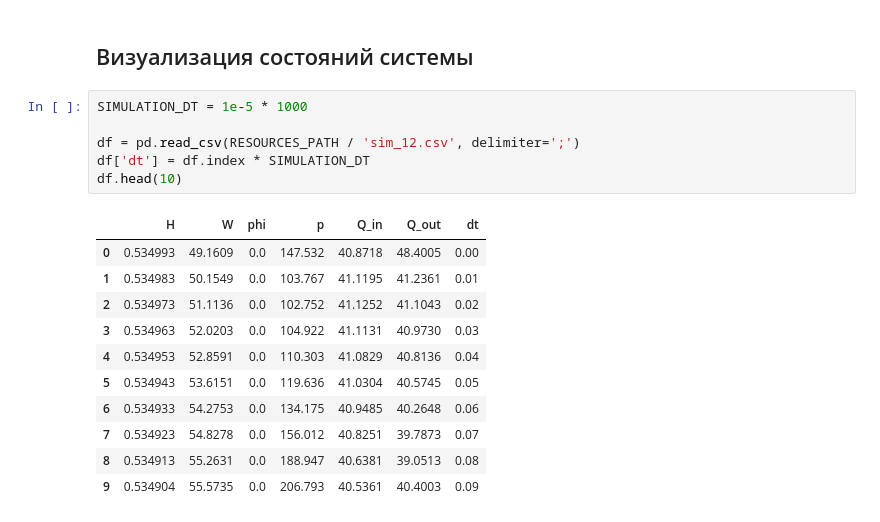
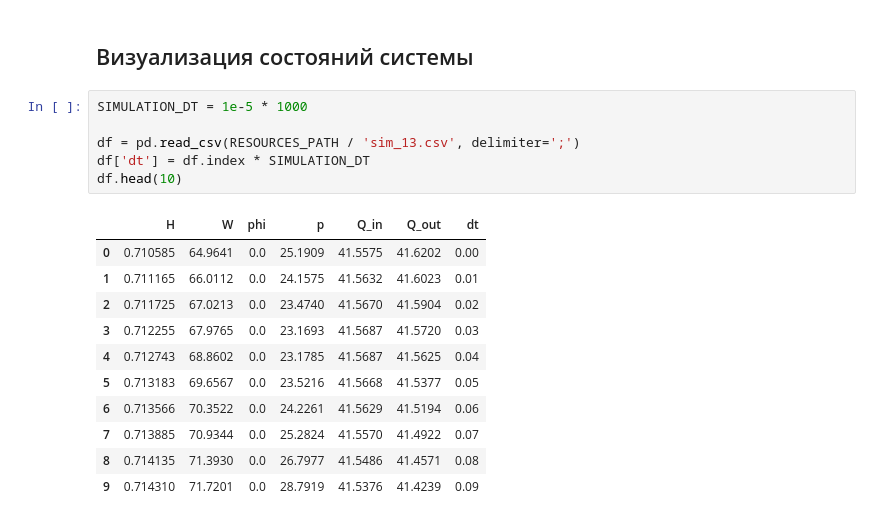
Before and after one commit to shustrov38/jubilant-bassoon, a Jupyter notebook: scripts/approx.ipynb, the cells around one changed output. Drawn from its saved outputs; the diff is of its cells as text.

```diff
--- a/scripts/approx.ipynb
+++ b/scripts/approx.ipynb
@@ -167,21 +174,21 @@ print(f'{popt[0]} + {popt[1]} * np.exp({popt[2]} * x)')
 # %%
 SIMULATION_DT = 1e-5 * 1000
 
-df = pd.read_csv(RESOURCES_PATH / 'sim_12.csv', delimiter=';')
+df = pd.read_csv(RESOURCES_PATH / 'sim_13.csv', delimiter=';')
 df['dt'] = df.index * SIMULATION_DT
 df.head(10)
 # %% [output]
 |  | H | W | phi | p | Q_in | Q_out | dt |
-| 0 | 0.534993 | 49.1609 | 0.0 | 147.532 | 40.8718 | 48.4005 | 0.00 |
-| 1 | 0.534983 | 50.1549 | 0.0 | 103.767 | 41.1195 | 41.2361 | 0.01 |
-| 2 | 0.534973 | 51.1136 | 0.0 | 102.752 | 41.1252 | 41.1043 | 0.02 |
-| 3 | 0.534963 | 52.0203 | 0.0 | 104.922 | 41.1131 | 40.9730 | 0.03 |
-| 4 | 0.534953 | 52.8591 | 0.0 | 110.303 | 41.0829 | 40.8136 | 0.04 |
-| 5 | 0.534943 | 53.6151 | 0.0 | 119.636 | 41.0304 | 40.5745 | 0.05 |
-| 6 | 0.534933 | 54.2753 | 0.0 | 134.175 | 40.9485 | 40.2648 | 0.06 |
-| 7 | 0.534923 | 54.8278 | 0.0 | 156.012 | 40.8251 | 39.7873 | 0.07 |
-| 8 | 0.534913 | 55.2631 | 0.0 | 188.947 | 40.6381 | 39.0513 | 0.08 |
-| 9 | 0.534904 | 55.5735 | 0.0 | 206.793 | 40.5361 | 40.4003 | 0.09 |
+| 0 | 0.710585 | 64.9641 | 0.0 | 25.1909 | 41.5575 | 41.6202 | 0.00 |
+| 1 | 0.711165 | 66.0112 | 0.0 | 24.1575 | 41.5632 | 41.6023 | 0.01 |
+| 2 | 0.711725 | 67.0213 | 0.0 | 23.4740 | 41.5670 | 41.5904 | 0.02 |
+| 3 | 0.712255 | 67.9765 | 0.0 | 23.1693 | 41.5687 | 41.5720 | 0.03 |
+| 4 | 0.712743 | 68.8602 | 0.0 | 23.1785 | 41.5687 | 41.5625 | 0.04 |
+| 5 | 0.713183 | 69.6567 | 0.0 | 23.5216 | 41.5668 | 41.5377 | 0.05 |
+| 6 | 0.713566 | 70.3522 | 0.0 | 24.2261 | 41.5629 | 41.5194 | 0.06 |
+| 7 | 0.713885 | 70.9344 | 0.0 | 25.2824 | 41.5570 | 41.4922 | 0.07 |
+| 8 | 0.714135 | 71.3930 | 0.0 | 26.7977 | 41.5486 | 41.4571 | 0.08 |
+| 9 | 0.714310 | 71.7201 | 0.0 | 28.7919 | 41.5376 | 41.4239 | 0.09 |
 # %%
 tb = df #[1000:2000]
 fig, ax = plt.subplots()
```
Also changed, not shown: parts of 4 cells of this notebook, 3 other files.
